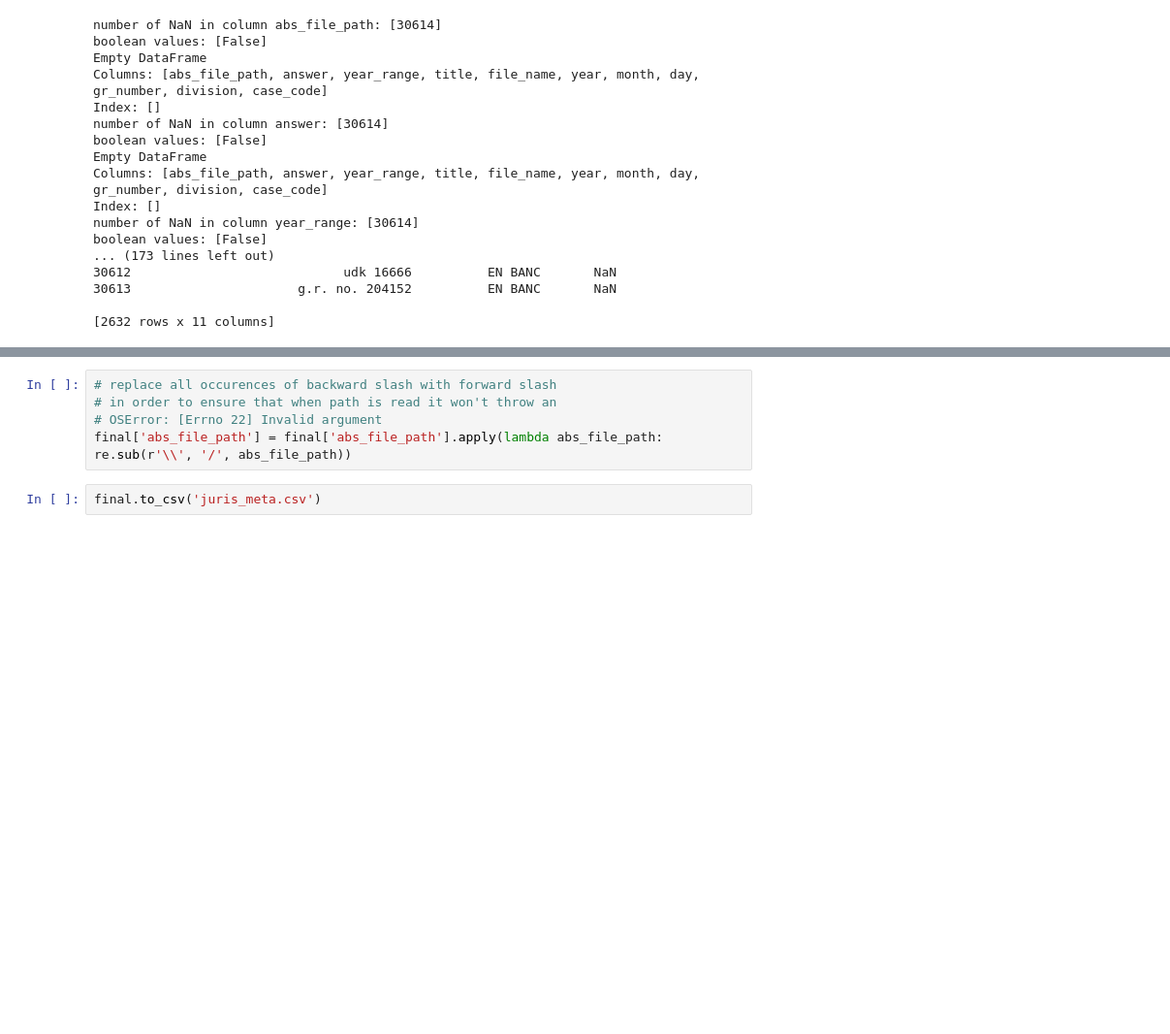
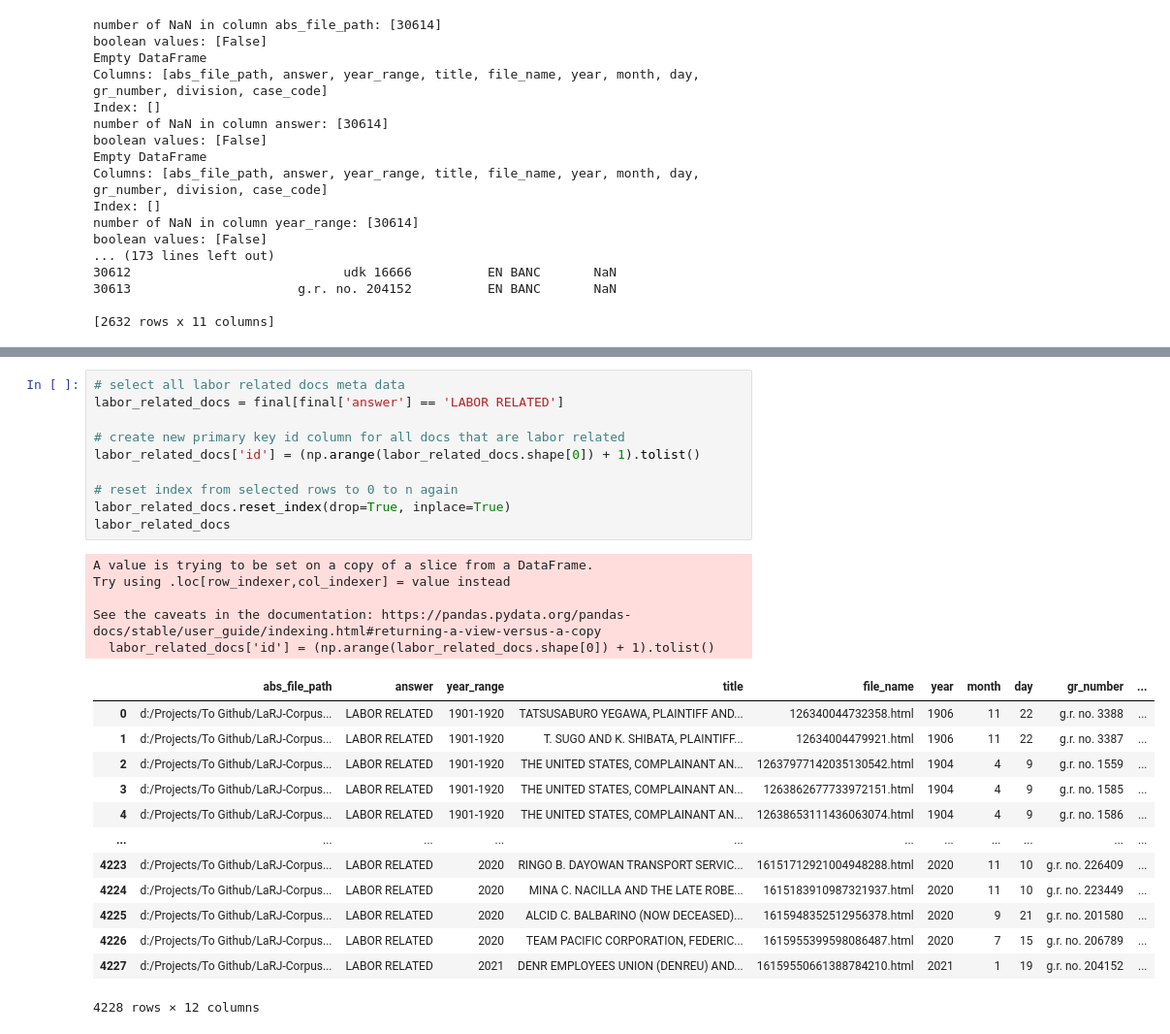
Before and after one commit to 08Aristodemus24/LaRJ-Corpus, a Jupyter notebook: raw labor related jurisprudence cleaning/create_final_proto.ipynb, the cells around one changed output, grey strips where cells are left out. Shown at 97% size. Saved outputs shown, nothing was run; the diff lists cells and outputs as text; blank space fills up the shorter version.

```diff
--- a/raw labor related jurisprudence cleaning/create_final_proto.ipynb
+++ b/raw labor related jurisprudence cleaning/create_final_proto.ipynb
@@ -264,8 +284,30 @@ null_df['division']
 3546 rows × 11 columns
-# %%
-# replace all occurences of backward slash with forward slash
-# in order to ensure that when path is read it won't throw an
-# OSError: [Errno 22] Invalid argument
-final['abs_file_path'] = final['abs_file_path'].apply(lambda abs_file_path: re.sub(r'\\', '/', abs_file_path))
-# %%
-final.to_csv('juris_meta.csv')
+# %%
+# select all labor related docs meta data
+labor_related_docs = final[final['answer'] == 'LABOR RELATED']
+
+# create new primary key id column for all docs that are labor related
+labor_related_docs['id'] = (np.arange(labor_related_docs.shape[0]) + 1).tolist()
+
+# reset index from selected rows to 0 to n again
+labor_related_docs.reset_index(drop=True, inplace=True)
+labor_related_docs
+# %% [output]
+A value is trying to be set on a copy of a slice from a DataFrame.
+Try using .loc[row_indexer,col_indexer] = value instead
+
+See the caveats in the documentation: https://pandas.pydata.org/pandas-docs/stable/user_guide/indexing.html#returning-a-view-versus-a-copy
+  labor_related_docs['id'] = (np.arange(labor_related_docs.shape[0]) + 1).tolist()
+|  | abs_file_path | answer | year_range | title | file_name | year | month | day | gr_number | ... |
+| 0 | d:/Projects/To Github/LaRJ-Corpus... | LABOR RELATED | 1901-1920 | TATSUSABURO YEGAWA, PLAINTIFF AND... | 126340044732358.html | 1906 | 11 | 22 | g.r. no. 3388 | ... |
+| 1 | d:/Projects/To Github/LaRJ-Corpus... | LABOR RELATED | 1901-1920 | T. SUGO AND K. SHIBATA, PLAINTIFF... | 12634004479921.html | 1906 | 11 | 22 | g.r. no. 3387 | ... |
+| 2 | d:/Projects/To Github/LaRJ-Corpus... | LABOR RELATED | 1901-1920 | THE UNITED STATES, COMPLAINANT AN... | 12637977142035130542.html | 1904 | 4 | 9 | g.r. no. 1559 | ... |
+| 3 | d:/Projects/To Github/LaRJ-Corpus... | LABOR RELATED | 1901-1920 | THE UNITED STATES, COMPLAINANT AN... | 1263862677733972151.html | 1904 | 4 | 9 | g.r. no. 1585 | ... |
+| 4 | d:/Projects/To Github/LaRJ-Corpus... | LABOR RELATED | 1901-1920 | THE UNITED STATES, COMPLAINANT AN... | 12638653111436063074.html | 1904 | 4 | 9 | g.r. no. 1586 | ... |
+| ... | ... | ... | ... | ... | ... | ... | ... | ... | ... | ... |
+| 4223 | d:/Projects/To Github/LaRJ-Corpus... | LABOR RELATED | 2020 | RINGO B. DAYOWAN TRANSPORT SERVIC... | 16151712921004948288.html | 2020 | 11 | 10 | g.r. no. 226409 | ... |
+| 4224 | d:/Projects/To Github/LaRJ-Corpus... | LABOR RELATED | 2020 | MINA C. NACILLA AND THE LATE ROBE... | 1615183910987321937.html | 2020 | 11 | 10 | g.r. no. 223449 | ... |
+| 4225 | d:/Projects/To Github/LaRJ-Corpus... | LABOR RELATED | 2020 | ALCID C. BALBARINO (NOW DECEASED)... | 1615948352512956378.html | 2020 | 9 | 21 | g.r. no. 201580 | ... |
+| 4226 | d:/Projects/To Github/LaRJ-Corpus... | LABOR RELATED | 2020 | TEAM PACIFIC CORPORATION, FEDERIC... | 1615955399598086487.html | 2020 | 7 | 15 | g.r. no. 206789 | ... |
+| 4227 | d:/Projects/To Github/LaRJ-Corpus... | LABOR RELATED | 2021 | DENR EMPLOYEES UNION (DENREU) AND... | 16159550661388784210.html | 2021 | 1 | 19 | g.r. no. 204152 | ... |
+4228 rows × 12 columns
```
Also changed, not shown: parts of 9 cells of this notebook, 6 other files.
